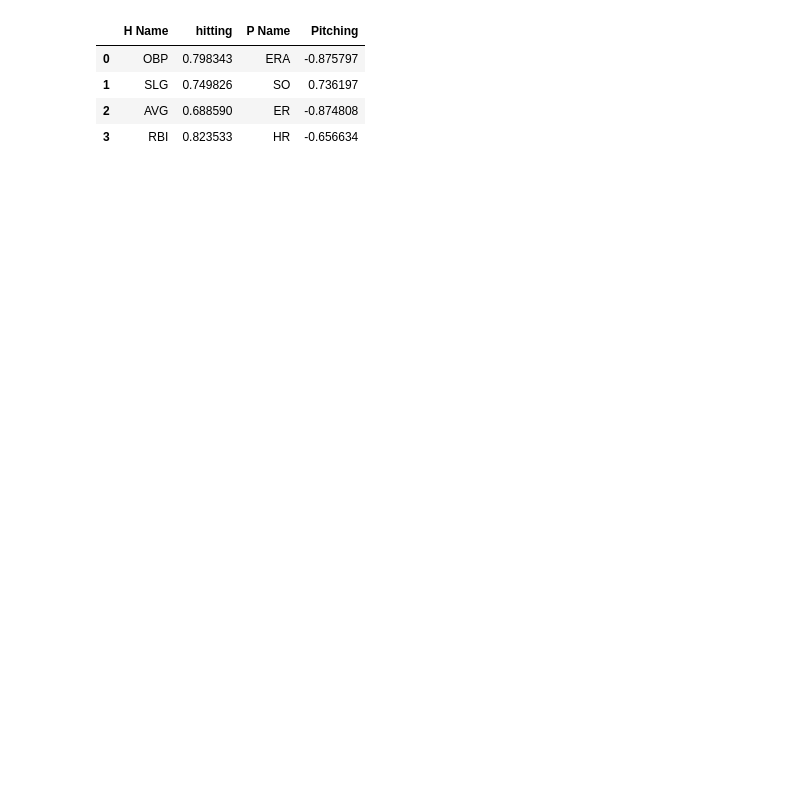
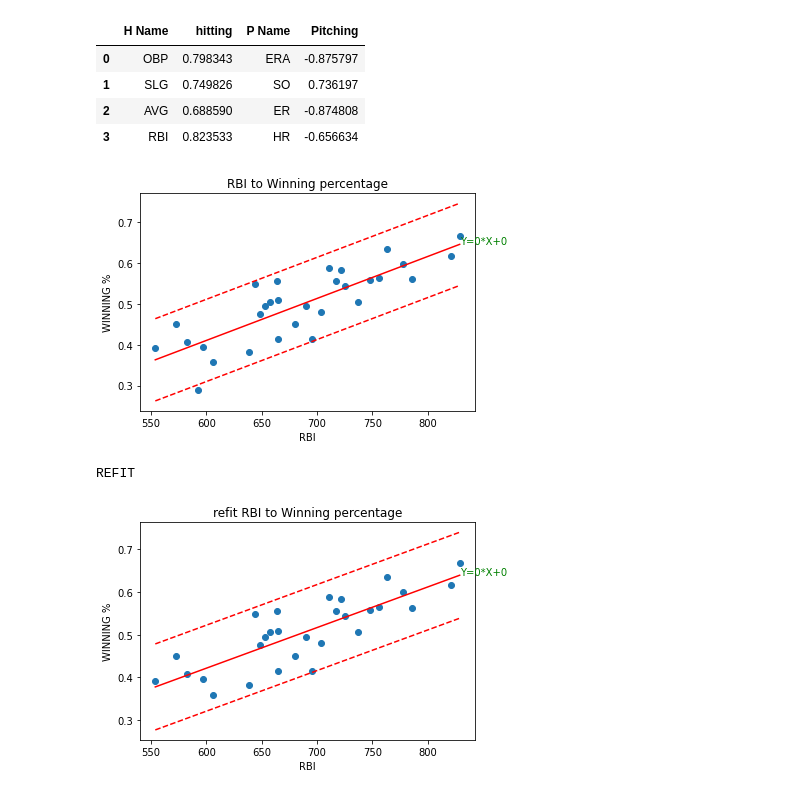
Before and after one commit to Ben-Littell/moneyball, a Jupyter notebook: money-ball.ipynb, the cells around one changed output. Saved outputs shown, nothing was run; the diff lists cells and outputs as text; code cells hidden in the pictures; blank space fills up the shorter version.

```diff
--- a/money-ball.ipynb
+++ b/money-ball.ipynb
@@ -106,7 +108,7 @@ def residuals(xd, yd, n=2):
     stdr = stand_dev(r)
     return r, mr, stdr
 
-def scatter_plot_er(data1, data2, slope, y_int, std, n=2):
+def scatter_plot_er(data1, data2, slope, y_int, std, title, xt, yt, n=2):
     y_vals = []
     e1 = []
     e2 = []
@@ -124,19 +126,19 @@ def scatter_plot_er(data1, data2, slope, y_int, std, n=2):
     plt.plot(x_data, e1, '--r')
     plt.plot(x_data, e2, '--r')
     plt.scatter(data1, data2)
-    plt.title('SCATTER PLOT')
-    plt.xlabel('X')
-    plt.ylabel('Y')
+    plt.title(title)
+    plt.xlabel(xt)
+    plt.ylabel(yt)
     plt.text(x_data[1], y_vals[1], f'Y={round(slope)}*X+{round(y_int)}', color='g')
     plt.show()
 
 def remove_point(xd, yd, slope, y_int, std, n=2):
     for val in range(len(xd)):
-        y1 = (slope * xd[val]) + y_int +(n*std)
-        y2 = (slope * xd[val]) + y_int -(n*std)
-        if yd[val] > y1 or yd[val] < y2:
-            yd.pop(val)
-            xd.pop(val)
+        y1 = (slope * xd[val-1]) + y_int +(n*std)
+        y2 = (slope * xd[val-1]) + y_int -(n*std)
+        if yd[val-1] > y1 or yd[val-1] < y2:
+            yd.pop(val-1)
+            xd.pop(val-1)
     return xd, yd
 # %%
 def rmse(res):
@@ -187,3 +189,18 @@ ndf
 | 1 | SLG | 0.749826 | SO | 0.736197 |
 | 2 | AVG | 0.688590 | ER | -0.874808 |
 | 3 | RBI | 0.823533 | HR | -0.656634 |
+# %%
+rbi_ls = least_sqrs(rbi_list, wpct_list)
+rbir, rbimr, rbistdr = residuals(rbi_list, wpct_list)
+
+scatter_plot_er(rbi_list, wpct_list, rbi_ls[0], rbi_ls[1], rbistdr, 'RBI to Winning percentage', 'RBI',  'WINNING %')
+# print(len(wpct_list), len(rbi_list))
+rbi_list_o, wpct_list_o = remove_point(rbi_list, wpct_list, rbi_ls[0], rbi_ls[1], rbistdr)
+rbi_lso = least_sqrs(rbi_list_o, wpct_list_o)
+rbir2, rbimr2, rbistdr2 = residuals(rbi_list_o, wpct_list_o)
+print('REFIT')
+scatter_plot_er(rbi_list_o, wpct_list_o, rbi_lso[0], rbi_lso[1], rbistdr, 'refit RBI to Winning percentage', 'RBI', 'WINNING %')
+# %% [output]
+[figure, added]
+REFIT
+[figure, added]
```
Also changed, not shown: parts of 4 cells of this notebook.
